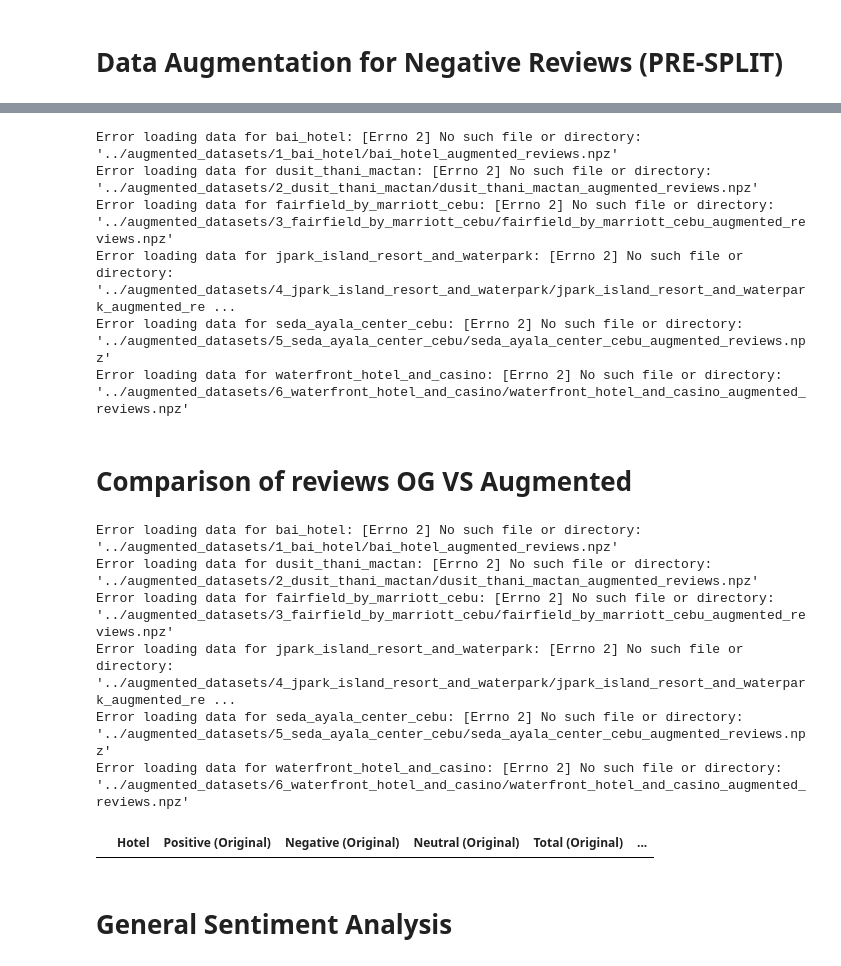
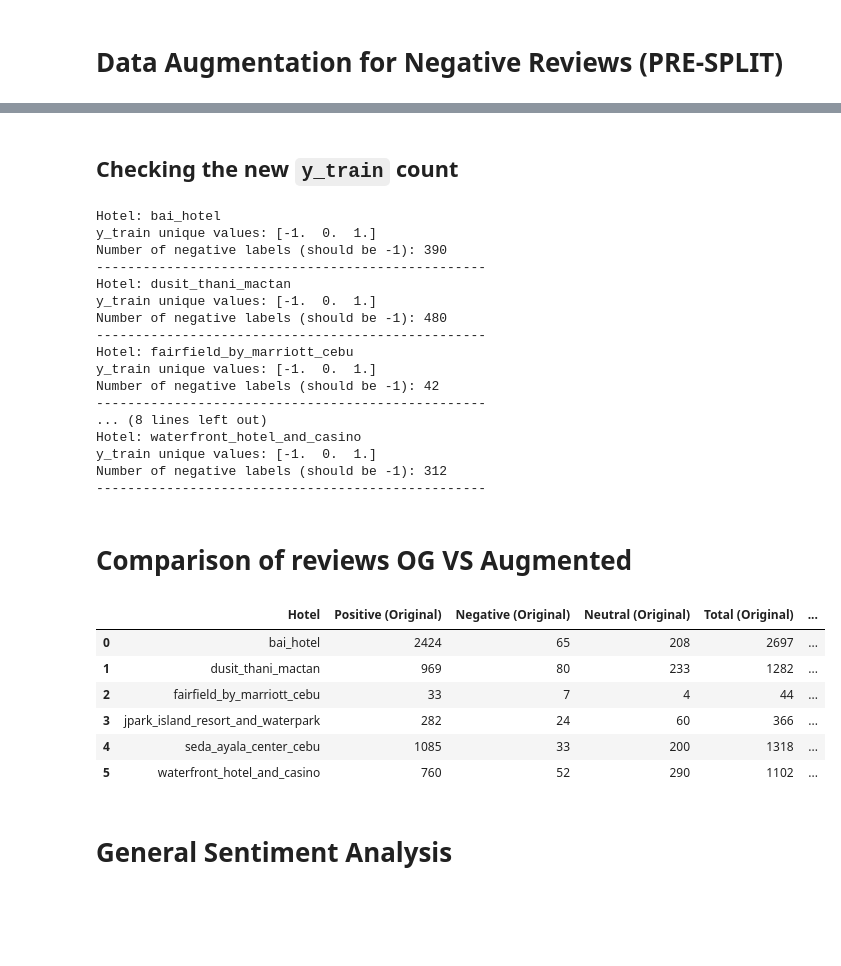
Before and after one commit to sanashii/pointview, a Jupyter notebook: MODEL EXPERIMENTS/data_augmentation.ipynb, the cells around one changed output, grey strips where cells are left out. Saved outputs shown, nothing was run; the diff lists cells and outputs as text; code cells hidden in the pictures; blank space fills up the shorter version.

```diff
--- a/MODEL EXPERIMENTS/data_augmentation.ipynb
+++ b/MODEL EXPERIMENTS/data_augmentation.ipynb
@@ -276,19 +276,19 @@ hotel_folder_mapping = {
     'waterfront_hotel_and_casino': '6_waterfront_hotel_and_casino'
 }
 
-# Function to load and check sentiment labels
+# Function to load and check sentiment labels in y_train
 def check_sentiment_labels(hotel_name):
     try:
         folder_name = hotel_folder_mapping[hotel_name]
         data_path = f"../datasets/{folder_name}/{hotel_name}_preprocessed_reviews.npz"  # Adjust path as needed
         data = np.load(data_path)
 
-        y_labels = data['y_labels']  # Load sentiment labels
+        y_train = data['y_train']  # Load sentiment labels from y_train
 
         # Check unique values and count of negative labels
         print(f"Hotel: {hotel_name}")
-        print(f"y_labels unique values: {np.unique(y_labels)}")
-        print(f"Number of negative labels (should be -1): {np.sum(y_labels == -1)}")
+        print(f"y_train unique values: {np.unique(y_train)}")
+        print(f"Number of negative labels (should be -1): {np.sum(y_train == -1)}")
         print("-" * 50)
 
     except Exception as e:
@@ -297,7 +297,7 @@ def check_sentiment_labels(hotel_name):
 # List of hotels
 hotels = ['bai_hotel', 'dusit_thani_mactan', 'fairfield_by_marriott_cebu', 'jpark_island_resort_and_waterpark', 'seda_ayala_center_cebu', 'waterfront_hotel_and_casino']
 
-# Check sentiment labels for each hotel
+# Check sentiment labels in y_train for each hotel
 for hotel in hotels:
     check_sentiment_labels(hotel)
 # %% [output]
@@ -542,17 +545,19 @@ No negative reviews to augment for waterfront_hotel_and_casino. Skipping augment
+# %% [markdown]
+## Checking the new `y_train` count
 # %%
-# Function to load and check sentiment labels
+# Function to load and check sentiment labels in y_train
 def check_sentiment_labels(hotel_name):
     try:
         folder_name = hotel_folder_mapping[hotel_name]
         data_path = f"../augmented_datasets/{folder_name}/{hotel_name}_augmented_reviews.npz"  # Adjust path as needed
         data = np.load(data_path)
 
-        y_labels = data['y_labels']  # Load sentiment labels
+        y_train = data['y_train']  # Load sentiment labels from y_train
 
         # Check unique values and count of negative labels
         print(f"Hotel: {hotel_name}")
-        print(f"y_labels unique values: {np.unique(y_labels)}")
-        print(f"Number of negative labels (should be -1): {np.sum(y_labels == -1)}")
+        print(f"y_train unique values: {np.unique(y_train)}")
+        print(f"Number of negative labels (should be -1): {np.sum(y_train == -1)}")
         print("-" * 50)
 
     except Exception as e:
@@ -561,16 +566,27 @@ def check_sentiment_labels(hotel_name):
 # List of hotels
 hotels = ['bai_hotel', 'dusit_thani_mactan', 'fairfield_by_marriott_cebu', 'jpark_island_resort_and_waterpark', 'seda_ayala_center_cebu', 'waterfront_hotel_and_casino']
 
-# Check sentiment labels for each hotel
+# Check sentiment labels in y_train for each hotel
 for hotel in hotels:
     check_sentiment_labels(hotel)
 # %% [output]
-Error loading data for bai_hotel: [Errno 2] No such file or directory: '../augmented_datasets/1_bai_hotel/bai_hotel_augmented_reviews.npz'
-Error loading data for dusit_thani_mactan: [Errno 2] No such file or directory: '../augmented_datasets/2_dusit_thani_mactan/dusit_thani_mactan_augmented_reviews.npz'
-Error loading data for fairfield_by_marriott_cebu: [Errno 2] No such file or directory: '../augmented_datasets/3_fairfield_by_marriott_cebu/fairfield_by_marriott_cebu_augmented_reviews.npz'
-Error loading data for jpark_island_resort_and_waterpark: [Errno 2] No such file or directory: '../augmented_datasets/4_jpark_island_resort_and_waterpark/jpark_island_resort_and_waterpark_augmented_re ...
-Error loading data for seda_ayala_center_cebu: [Errno 2] No such file or directory: '../augmented_datasets/5_seda_ayala_center_cebu/seda_ayala_center_cebu_augmented_reviews.npz'
-Error loading data for waterfront_hotel_and_casino: [Errno 2] No such file or directory: '../augmented_datasets/6_waterfront_hotel_and_casino/waterfront_hotel_and_casino_augmented_reviews.npz'
+Hotel: bai_hotel
+y_train unique values: [-1.  0.  1.]
+Number of negative labels (should be -1): 390
+--------------------------------------------------
+Hotel: dusit_thani_mactan
+y_train unique values: [-1.  0.  1.]
+Number of negative labels (should be -1): 480
+--------------------------------------------------
+Hotel: fairfield_by_marriott_cebu
+y_train unique values: [-1.  0.  1.]
+Number of negative labels (should be -1): 42
+--------------------------------------------------
+... (8 lines left out)
+Hotel: waterfront_hotel_and_casino
+y_train unique values: [-1.  0.  1.]
+Number of negative labels (should be -1): 312
+--------------------------------------------------
 # %% [markdown]
 # Comparison of reviews OG VS Augmented
 # %%
@@ -587,7 +603,7 @@ hotel_folder_mapping = {
     'waterfront_hotel_and_casino': '6_waterfront_hotel_and_casino'
 }
 
-# Function to load and count sentiment labels
+# Function to load and count sentiment labels in y_train
 def count_sentiments(hotel_name, folder_type='original'):
     try:
         folder_name = hotel_folder_mapping[hotel_name]
@@ -599,12 +615,12 @@ def count_sentiments(hotel_name, folder_type='original'):
             raise ValueError("Invalid folder_type. Choose 'original' or 'augmented'.")
 
         data = np.load(data_path)
-        y_labels = data['y_labels']
+        y_train = data['y_train']  # Load sentiment labels from y_train
 
-        positive_count = np.sum(y_labels == 1)
-        negative_count = np.sum(y_labels == -1)
-        neutral_count = np.sum(y_labels == 0)
-        total_reviews = len(y_labels)
+        positive_count = np.sum(y_train == 1)
+        negative_count = np.sum(y_train == -1)
+        neutral_count = np.sum(y_train == 0)
+        total_reviews = len(y_train)
 
         return positive_count, negative_count, neutral_count, total_reviews
 
@@ -617,39 +633,39 @@ hotels = ['bai_hotel', 'dusit_thani_mactan', 'fairfield_by_marriott_cebu', 'jpar
 
 # Prepare a DataFrame to store the results
 columns = ['Hotel', 'Positive (Original)', 'Negative (Original)', 'Neutral (Original)', 'Total (Original)',
            'Positive (Augmented)', 'Negative (Augmented)', 'Neutral (Augmented)', 'Total (Augmented)']
 results_df = pd.DataFrame(columns=columns)
 
 # Count and store sentiments for each hotel
 for hotel in hotels:
     original_counts = count_sentiments(hotel, folder_type='original')
     augmented_counts = count_sentiments(hotel, folder_type='augmented')
 
     if original_counts[0] is not None and augmented_counts[0] is not None:
         # Create a DataFrame for the current hotel's counts
         hotel_df = pd.DataFrame({
             'Hotel': [hotel],
             'Positive (Original)': [original_counts[0]],
             'Negative (Original)': [original_counts[1]],
             'Neutral (Original)': [original_counts[2]],
             'Total (Original)': [original_counts[3]],
             'Positive (Augmented)': [augmented_counts[0]],
             'Negative (Augmented)': [augmented_counts[1]],
             'Neutral (Augmented)': [augmented_counts[2]],
             'Total (Augmented)': [augmented_counts[3]],
         })
         # Concatenate the hotel_df to results_df
         results_df = pd.concat([results_df, hotel_df], ignore_index=True)
 
 results_df
 # %% [output]
-Error loading data for bai_hotel: [Errno 2] No such file or directory: '../augmented_datasets/1_bai_hotel/bai_hotel_augmented_reviews.npz'
-Error loading data for dusit_thani_mactan: [Errno 2] No such file or directory: '../augmented_datasets/2_dusit_thani_mactan/dusit_thani_mactan_augmented_reviews.npz'
-Error loading data for fairfield_by_marriott_cebu: [Errno 2] No such file or directory: '../augmented_datasets/3_fairfield_by_marriott_cebu/fairfield_by_marriott_cebu_augmented_reviews.npz'
-Error loading data for jpark_island_resort_and_waterpark: [Errno 2] No such file or directory: '../augmented_datasets/4_jpark_island_resort_and_waterpark/jpark_island_resort_and_waterpark_augmented_re ...
-Error loading data for seda_ayala_center_cebu: [Errno 2] No such file or directory: '../augmented_datasets/5_seda_ayala_center_cebu/seda_ayala_center_cebu_augmented_reviews.npz'
-Error loading data for waterfront_hotel_and_casino: [Errno 2] No such file or directory: '../augmented_datasets/6_waterfront_hotel_and_casino/waterfront_hotel_and_casino_augmented_reviews.npz'
 |  | Hotel | Positive (Original) | Negative (Original) | Neutral (Original) | Total (Original) | ... |
+| 0 | bai_hotel | 2424 | 65 | 208 | 2697 | ... |
+| 1 | dusit_thani_mactan | 969 | 80 | 233 | 1282 | ... |
+| 2 | fairfield_by_marriott_cebu | 33 | 7 | 4 | 44 | ... |
+| 3 | jpark_island_resort_and_waterpark | 282 | 24 | 60 | 366 | ... |
+| 4 | seda_ayala_center_cebu | 1085 | 33 | 200 | 1318 | ... |
+| 5 | waterfront_hotel_and_casino | 760 | 52 | 290 | 1102 | ... |
 # %% [markdown]
 # General Sentiment Analysis
 # %%
```
Also changed, not shown: parts of 5 cells of this notebook, 18 other files.
